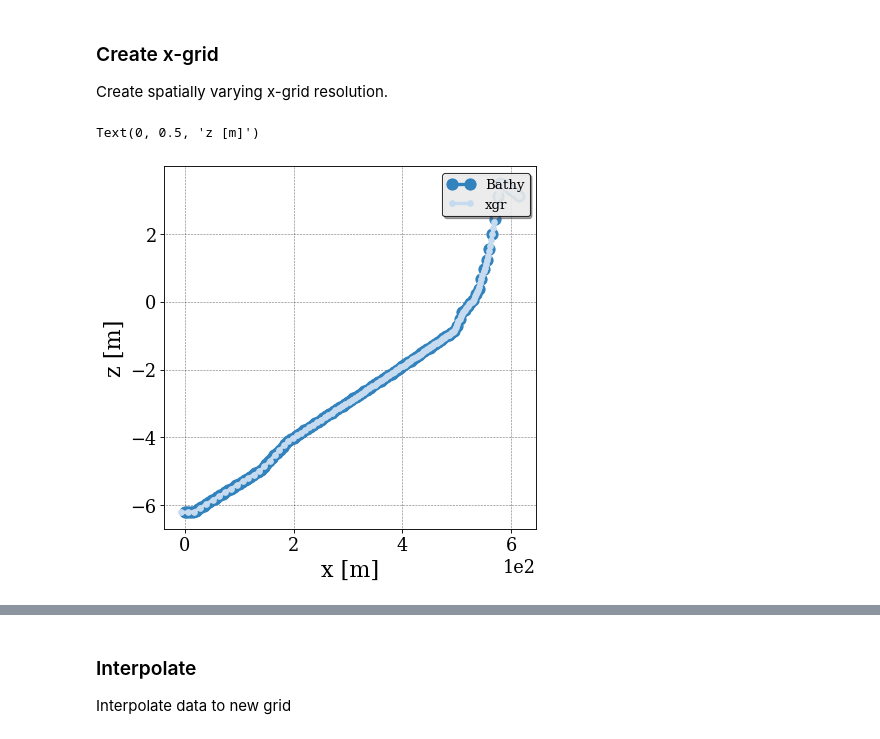
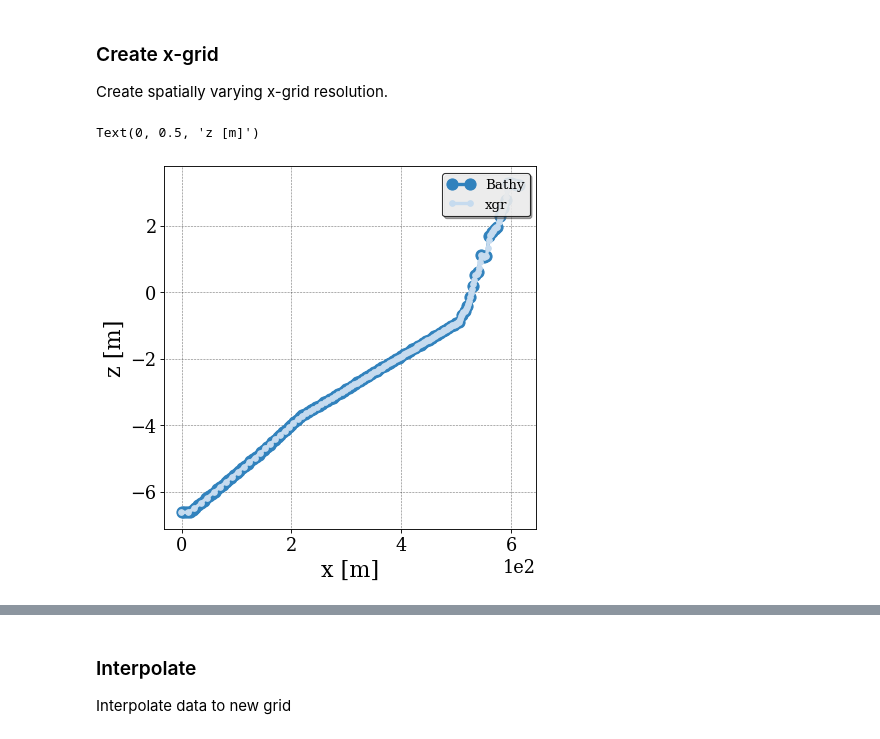
Before and after one commit to Seth-McKilla/xbeach-northbay, a Jupyter notebook: analysis.ipynb, the cells around one changed output, grey strips where cells are left out. Drawn from its saved outputs; the diff is of its cells as text; code cells hidden in the pictures.

```diff
--- a/analysis.ipynb
+++ b/analysis.ipynb
@@ -60,15 +60,15 @@ Text(0.5, 0.5, 'y [m]')
 ### Create x-grid
 Create spatially varying x-grid resolution.
 # %%
-xgr,zgr = xgrid(x, bathy,dxmin=2)
+xgr,zgr = xgrid(x, bathy[20,:],dxmin=2)
 
 
 plt.figure()
-plt.plot(x,bathy,'-o')
+plt.plot(x,bathy[20,:],'-o')
 plt.plot(xgr,zgr,'.-')
 plt.legend(['Bathy','xgr'])
 plt.xlabel('x [m]')
 plt.ylabel('z [m]')
 # %% [output]
 Text(0, 0.5, 'z [m]')
-[figure, old version]
+[figure, new version]
```
Also changed, not shown: parts of 4 cells of this notebook.
